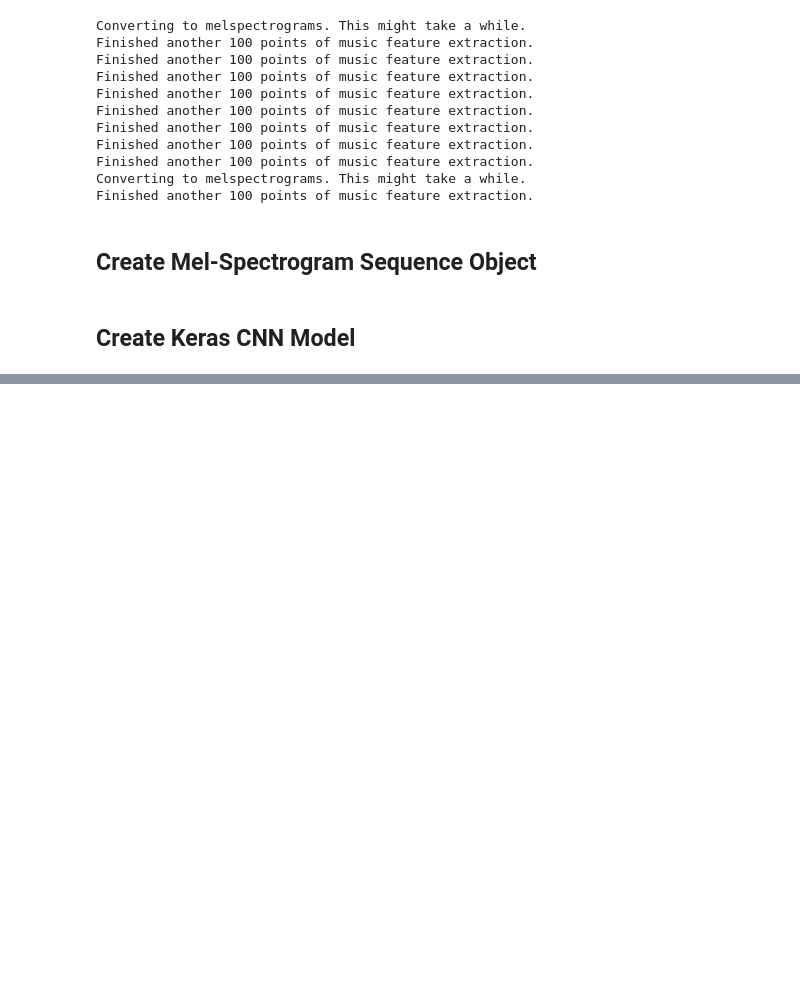
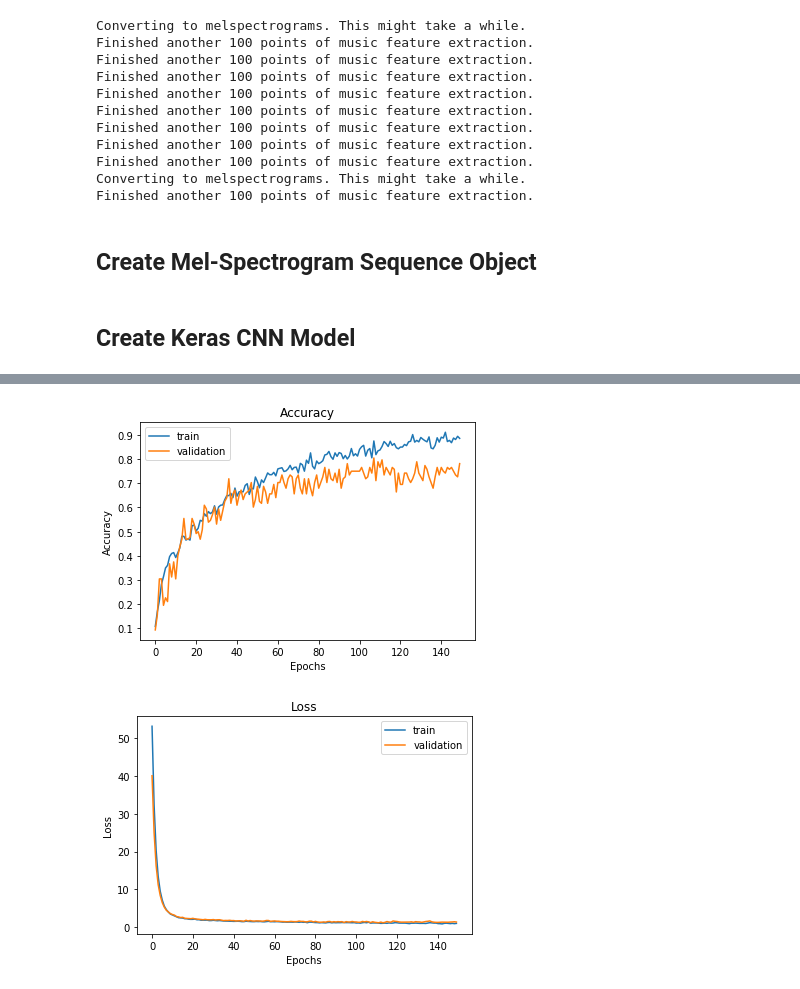
Before and after one commit to Davarco/Amadeus, a Jupyter notebook: Amadeus_v2.ipynb, the cells around one changed output, grey strips where cells are left out. Drawn from its saved outputs; the diff is of its cells as text; code cells hidden in the pictures; blank space fills up the shorter version.

```diff
--- a/Amadeus_v2.ipynb
+++ b/Amadeus_v2.ipynb
@@ -232,10 +242,10 @@ steps_per_epoch = len(X_train)//batch_size
 validation_sequence = MSpecSequence(X_test, Y_test)
 validation_steps = len(X_test)//batch_size
 # %%
-hist = model.fit_generator(train_sequence,
-                           steps_per_epoch=steps_per_epoch,
-                           validation_data=validation_sequence,
-                           validation_steps=validation_steps,
-                           epochs=150,
-                           verbose=1)
+hist = model.fit(train_sequence,
+                 steps_per_epoch=steps_per_epoch,
+                 validation_data=validation_sequence,
+                 validation_steps=validation_steps,
+                 epochs=150,
+                 verbose=1)
 # %% [output]
@@ -245,0 +271,21 @@ print("val_loss = {:.3f} and val_acc = {:.3f}".format(score[0], score[1]))
+# %%
+plt.figure(0)
+plt.plot(hist.history['accuracy'], label='train')
+plt.plot(hist.history['val_accuracy'], label='validation')
+plt.title('Accuracy')
+plt.xlabel('Epochs')
+plt.ylabel('Accuracy')
+plt.legend()
+
+plt.figure(1)
+plt.plot(hist.history['loss'], label='train')
+plt.plot(hist.history['val_loss'], label='validation')
+plt.title('Loss')
+plt.xlabel('Epochs')
+plt.ylabel('Loss')
+plt.legend()
+
+plt.show()
+# %% [output]
+[figure, added]
+[figure, added]
```
Also changed, not shown: parts of 7 cells of this notebook, 12 other files.
